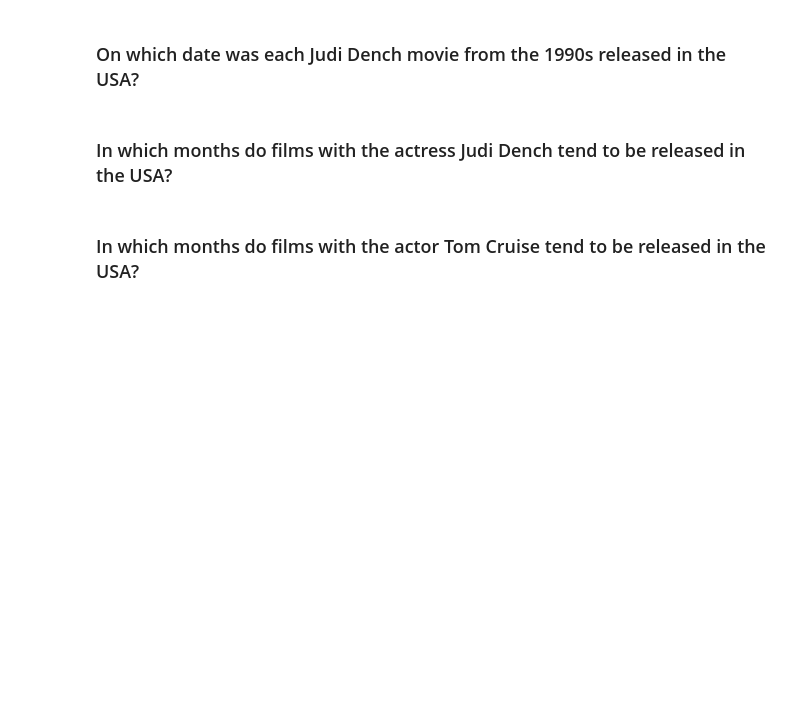
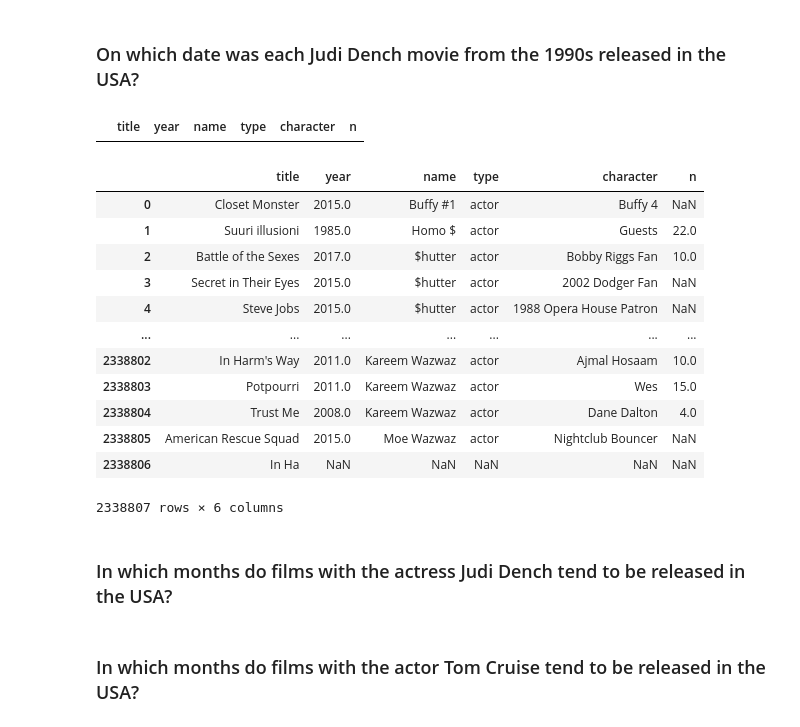
Before and after one commit to digitalminimal/Pandas_exercise, a Jupyter notebook: Exercises-4.ipynb, the cells around one changed output. Cells and saved outputs as stored; diff of their text form; code cells hidden in the pictures; blank space fills up the shorter version.

```diff
--- a/Exercises-4.ipynb
+++ b/Exercises-4.ipynb
@@ -101,5 +152,25 @@ q[['month','country','title']].groupby(['month','country'], as_index=False).coun
 # %% [markdown]
 ### On which date was each Judi Dench movie from the 1990s released in the USA?
+# %%
+cast[cast['name'].str.contains('Judi D',na=False)].head(50)
+# %% [output]
+|  | title | year | name | type | character | n |
+# %%
+cast
+# %% [output]
+|  | title | year | name | type | character | n |
+| 0 | Closet Monster | 2015.0 | Buffy #1 | actor | Buffy 4 | NaN |
+| 1 | Suuri illusioni | 1985.0 | Homo $ | actor | Guests | 22.0 |
+| 2 | Battle of the Sexes | 2017.0 | $hutter | actor | Bobby Riggs Fan | 10.0 |
+| 3 | Secret in Their Eyes | 2015.0 | $hutter | actor | 2002 Dodger Fan | NaN |
+| 4 | Steve Jobs | 2015.0 | $hutter | actor | 1988 Opera House Patron | NaN |
+| ... | ... | ... | ... | ... | ... | ... |
+| 2338802 | In Harm's Way | 2011.0 | Kareem Wazwaz | actor | Ajmal Hosaam | 10.0 |
+| 2338803 | Potpourri | 2011.0 | Kareem Wazwaz | actor | Wes | 15.0 |
+| 2338804 | Trust Me | 2008.0 | Kareem Wazwaz | actor | Dane Dalton | 4.0 |
+| 2338805 | American Rescue Squad | 2015.0 | Moe Wazwaz | actor | Nightclub Bouncer | NaN |
+| 2338806 | In Ha | NaN | NaN | NaN | NaN | NaN |
+2338807 rows × 6 columns
 # %% [markdown]
 ### In which months do films with the actress Judi Dench tend to be released in the USA?
 # %% [markdown]
```
Also changed, not shown: parts of 9 cells of this notebook.
